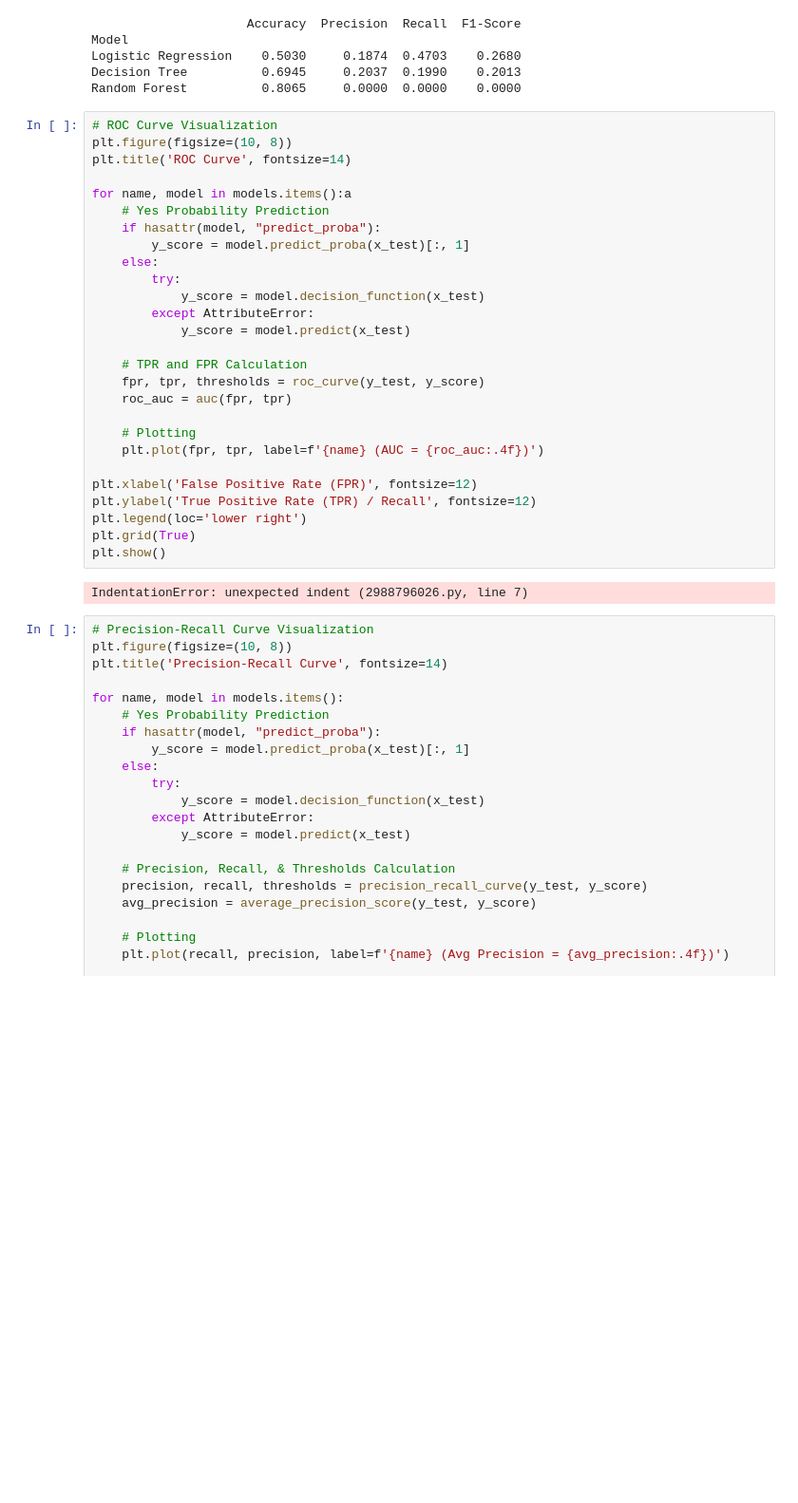
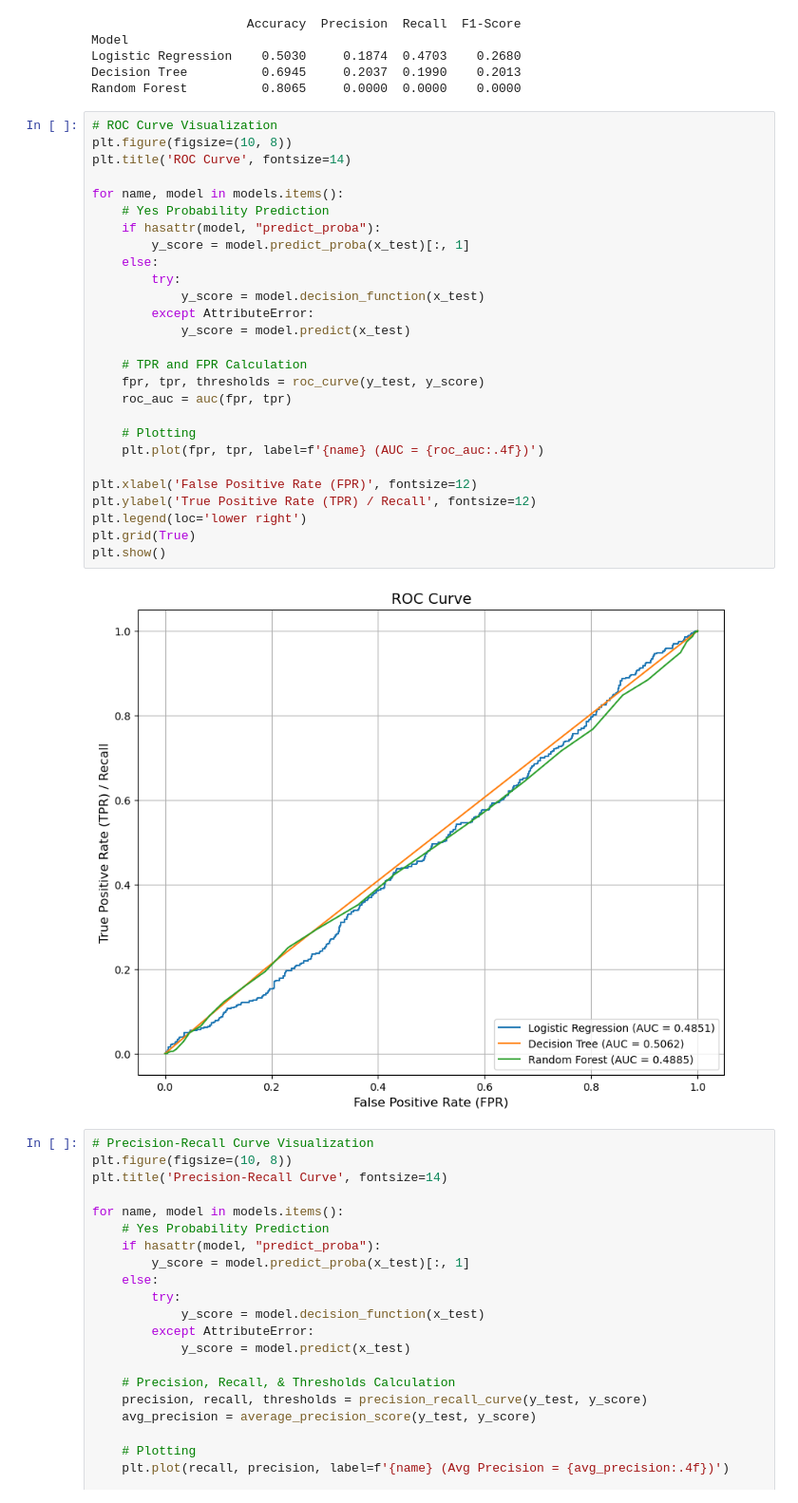
Before and after one commit to PrivanzaWisnu/Heart-Disease-Analytics, a Jupyter notebook: Scripts.ipynb, the cells around one changed output. Shown at 95% size. Cells and saved outputs as stored; diff of their text form; blank space fills up the shorter version.

```diff
--- a/Scripts.ipynb
+++ b/Scripts.ipynb
@@ -420,32 +420,32 @@ Random Forest          0.8065     0.0000  0.0000    0.0000
 # %%
 # ROC Curve Visualization
 plt.figure(figsize=(10, 8))
 plt.title('ROC Curve', fontsize=14)
 
-for name, model in models.items():a
+for name, model in models.items():
     # Yes Probability Prediction
     if hasattr(model, "predict_proba"):
         y_score = model.predict_proba(x_test)[:, 1]
     else:
         try:
             y_score = model.decision_function(x_test)
         except AttributeError:
             y_score = model.predict(x_test)
 
     # TPR and FPR Calculation
     fpr, tpr, thresholds = roc_curve(y_test, y_score)
     roc_auc = auc(fpr, tpr)
 
     # Plotting
     plt.plot(fpr, tpr, label=f'{name} (AUC = {roc_auc:.4f})')
 
 plt.xlabel('False Positive Rate (FPR)', fontsize=12)
 plt.ylabel('True Positive Rate (TPR) / Recall', fontsize=12)
 plt.legend(loc='lower right')
 plt.grid(True)
 plt.show()
 # %% [output]
-IndentationError: unexpected indent (2988796026.py, line 7)
+[figure, added]
 # %%
 # Precision-Recall Curve Visualization
 plt.figure(figsize=(10, 8))
```
Also changed, not shown: parts of 1 cell of this notebook.
